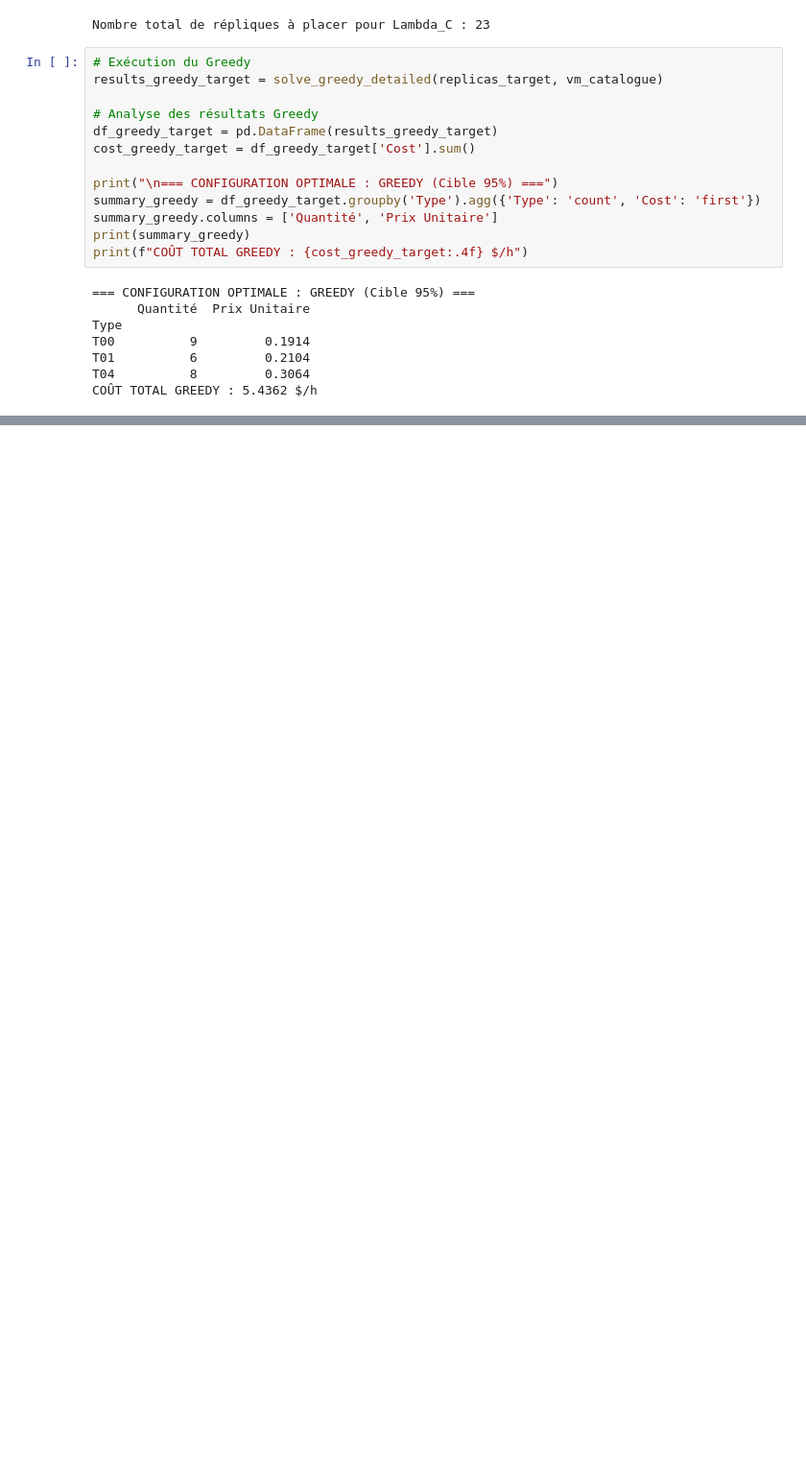
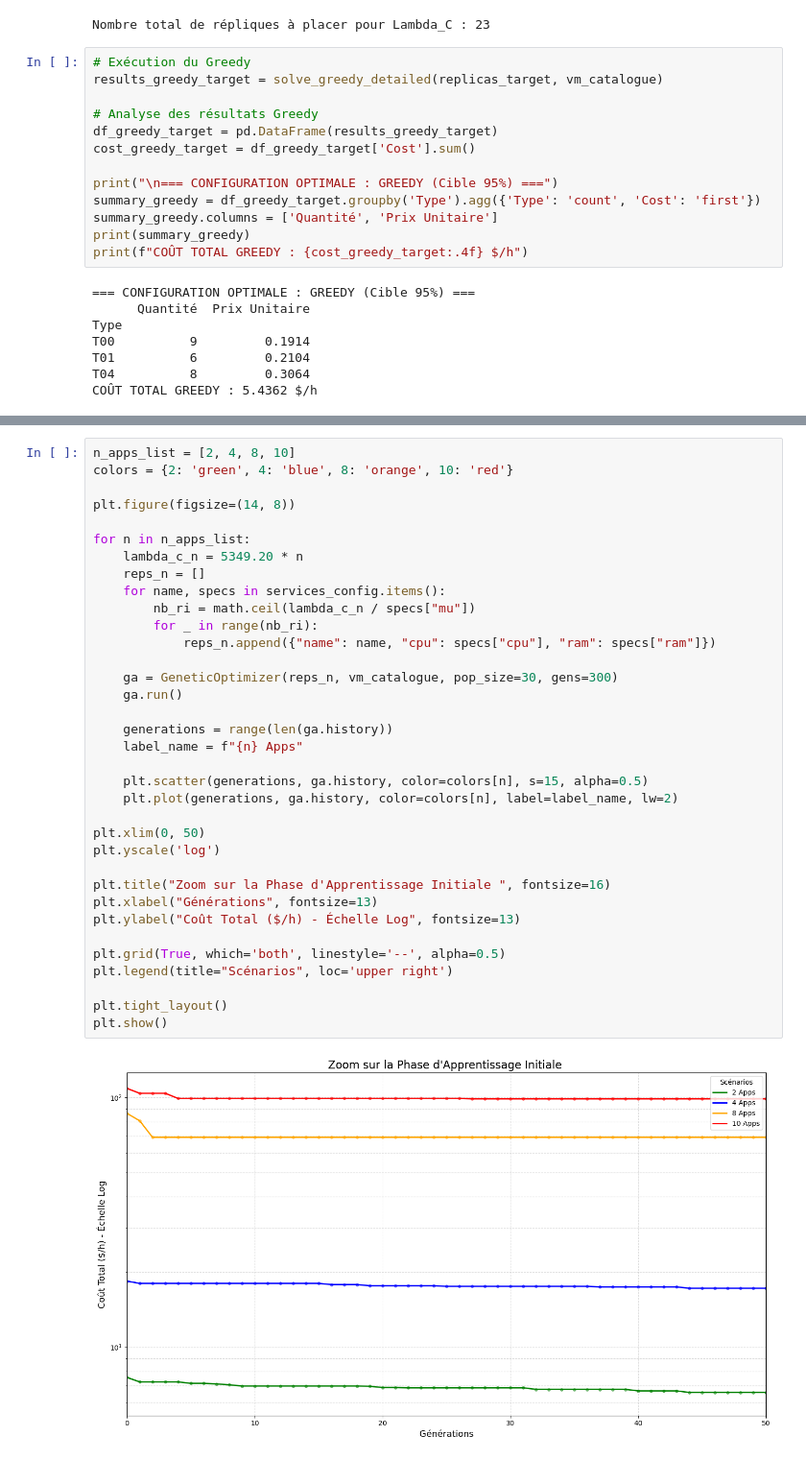
Before and after one commit to Gabafle/AlgoIaProjet, a Jupyter notebook: Rendus_Projet_Algo_IA.ipynb, the cells around one changed output, grey strips where cells are left out. Shown at 96% size. Saved outputs shown, nothing was run; the diff lists cells and outputs as text; blank space fills up the shorter version.

```diff
--- a/Rendus_Projet_Algo_IA.ipynb
+++ b/Rendus_Projet_Algo_IA.ipynb
@@ -875,3 +931,40 @@ TABLEAU RÉCAPITULATIF DE SCALABILITÉ
+# %%
+n_apps_list = [2, 4, 8, 10]
+colors = {2: 'green', 4: 'blue', 8: 'orange', 10: 'red'}
+
+plt.figure(figsize=(14, 8))
+
+for n in n_apps_list:
+    lambda_c_n = 5349.20 * n
+    reps_n = []
+    for name, specs in services_config.items():
+        nb_ri = math.ceil(lambda_c_n / specs["mu"])
+        for _ in range(nb_ri):
+            reps_n.append({"name": name, "cpu": specs["cpu"], "ram": specs["ram"]})
+
+    ga = GeneticOptimizer(reps_n, vm_catalogue, pop_size=30, gens=300)
+    ga.run()
+
+    generations = range(len(ga.history))
+    label_name = f"{n} Apps"
+
+    plt.scatter(generations, ga.history, color=colors[n], s=15, alpha=0.5)
+    plt.plot(generations, ga.history, color=colors[n], label=label_name, lw=2)
+
+plt.xlim(0, 50)
+plt.yscale('log')
+
+plt.title("Zoom sur la Phase d'Apprentissage Initiale ", fontsize=16)
+plt.xlabel("Générations", fontsize=13)
+plt.ylabel("Coût Total ($/h) - Échelle Log", fontsize=13)
+
+plt.grid(True, which='both', linestyle='--', alpha=0.5)
+plt.legend(title="Scénarios", loc='upper right')
+
+plt.tight_layout()
+plt.show()
+# %% [output]
+[figure, added]
 # %% [markdown]
 
 
```
Also changed, not shown: parts of 12 cells of this notebook.
